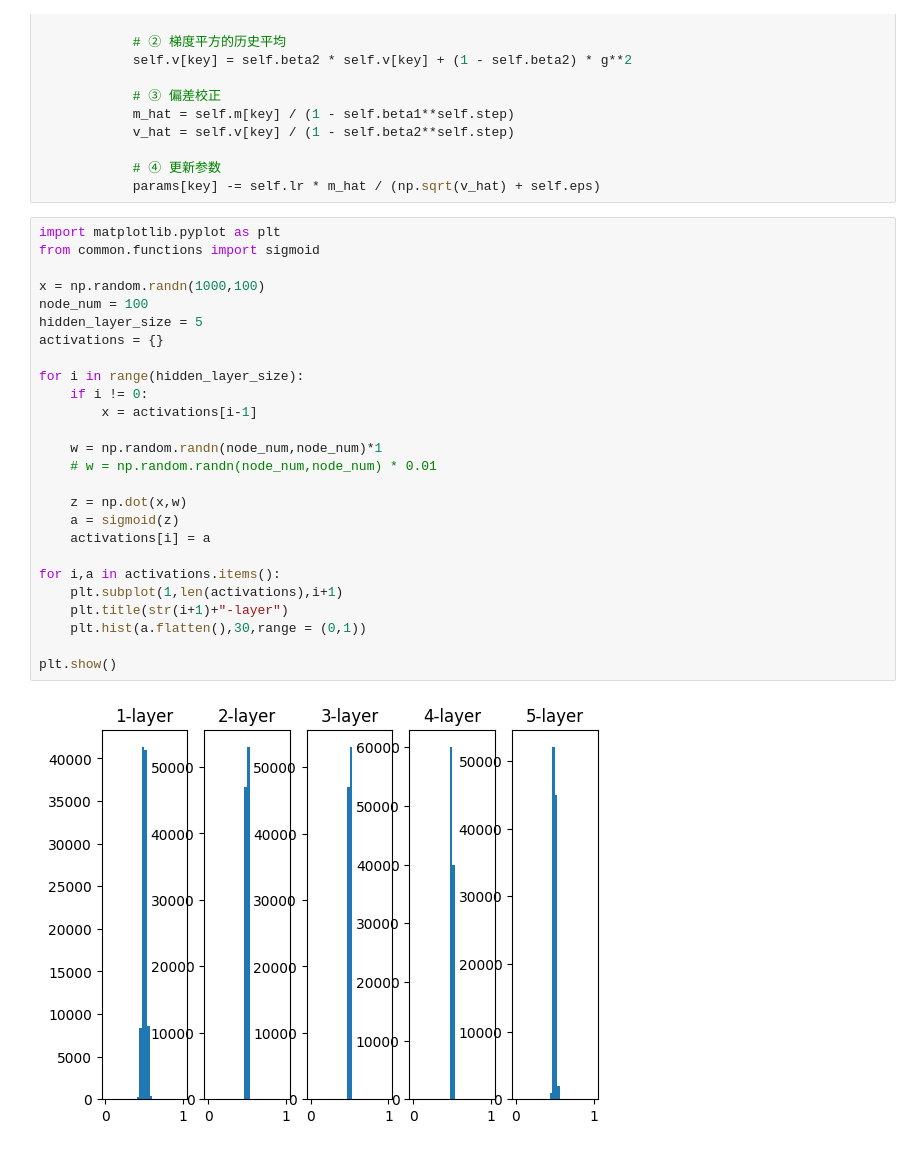
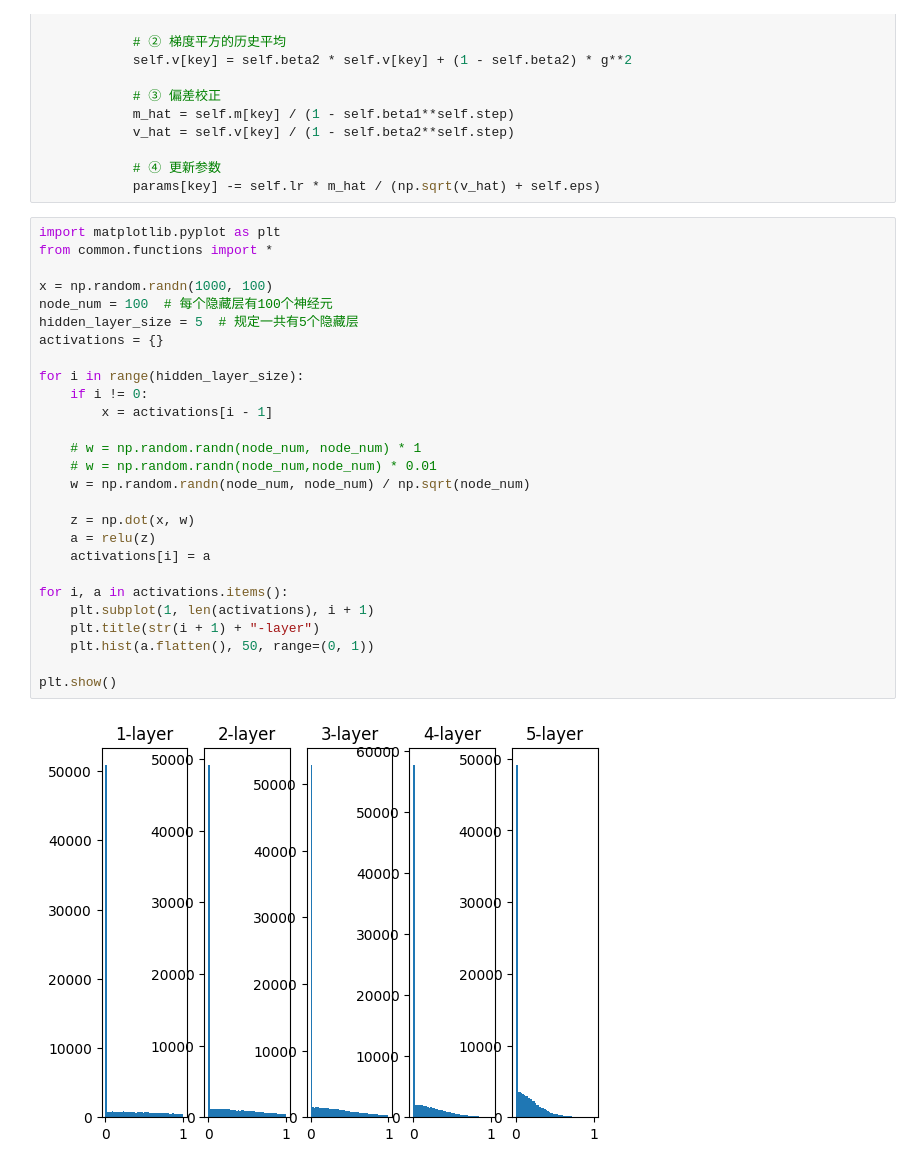
Before and after one commit to glance02/DeepLearning-MuLi-Notes, a Jupyter notebook: mycode/chapter6.ipynb, the cells around one changed output. Saved outputs shown, nothing was run; the diff lists cells and outputs as text.

```diff
--- a/mycode/chapter6.ipynb
+++ b/mycode/chapter6.ipynb
@@ -82,29 +82,30 @@ class Adam:
             params[key] -= self.lr * m_hat / (np.sqrt(v_hat) + self.eps)
 # %%
 import matplotlib.pyplot as plt
-from common.functions import sigmoid
+from common.functions import *
 
-x = np.random.randn(1000,100)
-node_num = 100
-hidden_layer_size = 5
+x = np.random.randn(1000, 100)
+node_num = 100  # 每个隐藏层有100个神经元
+hidden_layer_size = 5  # 规定一共有5个隐藏层
 activations = {}
 
 for i in range(hidden_layer_size):
     if i != 0:
-        x = activations[i-1]
+        x = activations[i - 1]
 
-    w = np.random.randn(node_num,node_num)*1
+    # w = np.random.randn(node_num, node_num) * 1
     # w = np.random.randn(node_num,node_num) * 0.01
+    w = np.random.randn(node_num, node_num) / np.sqrt(node_num)
 
-    z = np.dot(x,w)
-    a = sigmoid(z)
+    z = np.dot(x, w)
+    a = relu(z)
     activations[i] = a
 
-for i,a in activations.items():
-    plt.subplot(1,len(activations),i+1)
-    plt.title(str(i+1)+"-layer")
-    plt.hist(a.flatten(),30,range = (0,1))
+for i, a in activations.items():
+    plt.subplot(1, len(activations), i + 1)
+    plt.title(str(i + 1) + "-layer")
+    plt.hist(a.flatten(), 50, range=(0, 1))
 
 plt.show()
 # %% [output]
-[figure, old version]
+[figure, new version]
```
Also changed, not shown: parts of 2 cells of this notebook, 35 other files.
